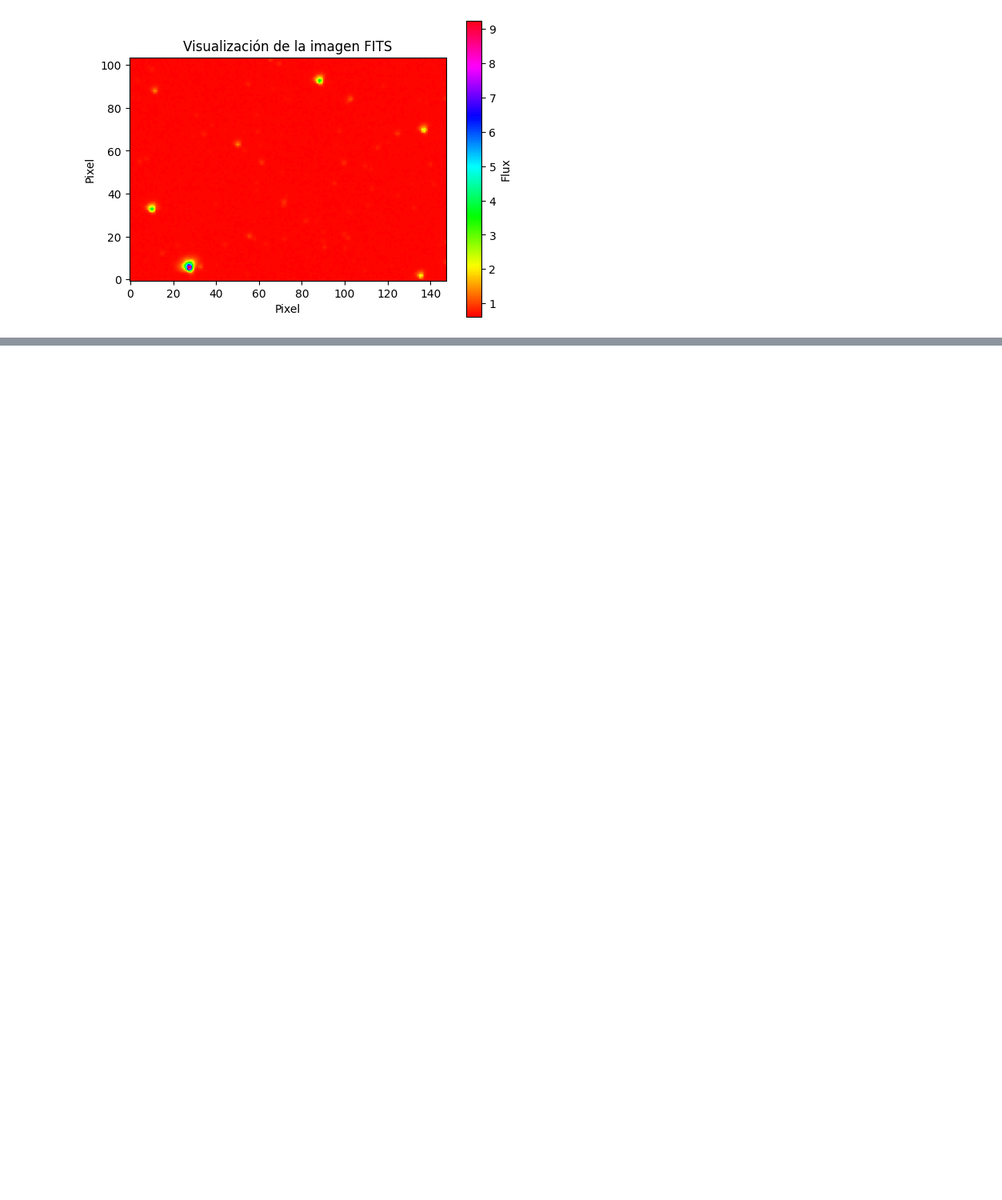
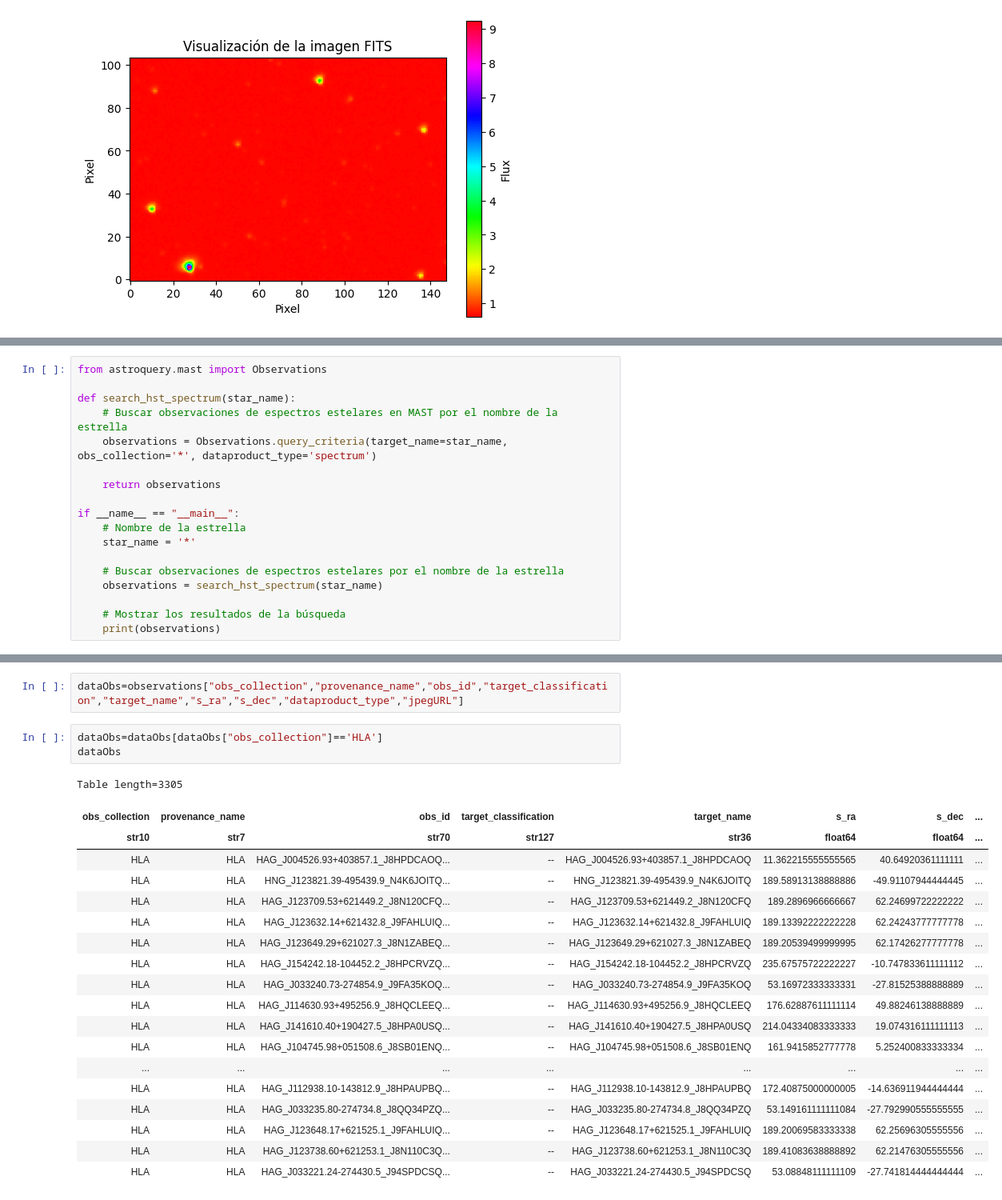
Before and after one commit to mapsm12/GETspectrum, a Jupyter notebook: RBMEASURE.ipynb, the cells around one changed output, grey strips where cells are left out. Shown: that part at 80% size. Drawn from its saved outputs; the diff is of its cells as text; blank space fills up the shorter version.

```diff
--- a/RBMEASURE.ipynb
+++ b/RBMEASURE.ipynb
@@ -865,0 +951,18 @@ plt.show()
+# %%
+from astroquery.mast import Observations
+
+def search_hst_spectrum(star_name):
+    # Buscar observaciones de espectros estelares en MAST por el nombre de la estrella
+    observations = Observations.query_criteria(target_name=star_name, obs_collection='*', dataproduct_type='spectrum')
+
+    return observations
+
+if __name__ == "__main__":
+    # Nombre de la estrella
+    star_name = '*'
+
+    # Buscar observaciones de espectros estelares por el nombre de la estrella
+    observations = search_hst_spectrum(star_name)
+
+    # Mostrar los resultados de la búsqueda
+    print(observations)
@@ -865,0 +1003,25 @@ plt.show()
+# %%
+dataObs=observations["obs_collection","provenance_name","obs_id","target_classification","target_name","s_ra","s_dec","dataproduct_type","jpegURL"]
+# %%
+dataObs=dataObs[dataObs["obs_collection"]=='HLA']
+dataObs
+# %% [output]
+Table length=3305
+| obs_collection | provenance_name | obs_id | target_classification | target_name | s_ra | s_dec | ... |
+| str10 | str7 | str70 | str127 | str36 | float64 | float64 | ... |
+| HLA | HLA | HAG_J004526.93+403857.1_J8HPDCAOQ... | -- | HAG_J004526.93+403857.1_J8HPDCAOQ | 11.362215555555565 | 40.64920361111111 | ... |
+| HLA | HLA | HNG_J123821.39-495439.9_N4K6JOITQ... | -- | HNG_J123821.39-495439.9_N4K6JOITQ | 189.58913138888886 | -49.91107944444445 | ... |
+| HLA | HLA | HAG_J123709.53+621449.2_J8N120CFQ... | -- | HAG_J123709.53+621449.2_J8N120CFQ | 189.2896966666667 | 62.24699722222222 | ... |
+| HLA | HLA | HAG_J123632.14+621432.8_J9FAHLUIQ... | -- | HAG_J123632.14+621432.8_J9FAHLUIQ | 189.13392222222228 | 62.24243777777778 | ... |
+| HLA | HLA | HAG_J123649.29+621027.3_J8N1ZABEQ... | -- | HAG_J123649.29+621027.3_J8N1ZABEQ | 189.20539499999995 | 62.17426277777778 | ... |
+| HLA | HLA | HAG_J154242.18-104452.2_J8HPCRVZQ... | -- | HAG_J154242.18-104452.2_J8HPCRVZQ | 235.67575722222227 | -10.747833611111112 | ... |
+| HLA | HLA | HAG_J033240.73-274854.9_J9FA35KOQ... | -- | HAG_J033240.73-274854.9_J9FA35KOQ | 53.16972333333331 | -27.81525388888889 | ... |
+| HLA | HLA | HAG_J114630.93+495256.9_J8HQCLEEQ... | -- | HAG_J114630.93+495256.9_J8HQCLEEQ | 176.62887611111114 | 49.88246138888889 | ... |
+| HLA | HLA | HAG_J141610.40+190427.5_J8HPA0USQ... | -- | HAG_J141610.40+190427.5_J8HPA0USQ | 214.04334083333333 | 19.074316111111113 | ... |
+| HLA | HLA | HAG_J104745.98+051508.6_J8SB01ENQ... | -- | HAG_J104745.98+051508.6_J8SB01ENQ | 161.9415852777778 | 5.252400833333334 | ... |
+| ... | ... | ... | ... | ... | ... | ... | ... |
+| HLA | HLA | HAG_J112938.10-143812.9_J8HPAUPBQ... | -- | HAG_J112938.10-143812.9_J8HPAUPBQ | 172.40875000000005 | -14.636911944444444 | ... |
+| HLA | HLA | HAG_J033235.80-274734.8_J8QQ34PZQ... | -- | HAG_J033235.80-274734.8_J8QQ34PZQ | 53.149161111111084 | -27.792990555555555 | ... |
+| HLA | HLA | HAG_J123648.17+621525.1_J9FAHLUIQ... | -- | HAG_J123648.17+621525.1_J9FAHLUIQ | 189.20069583333338 | 62.25696305555556 | ... |
+| HLA | HLA | HAG_J123738.60+621253.1_J8N110C3Q... | -- | HAG_J123738.60+621253.1_J8N110C3Q | 189.41083638888892 | 62.21476305555556 | ... |
+| HLA | HLA | HAG_J033221.24-274430.5_J94SPDCSQ... | -- | HAG_J033221.24-274430.5_J94SPDCSQ | 53.08848111111109 | -27.741814444444444 | ... |
```
Also changed, not shown: parts of 18 cells of this notebook, 20 other files.
